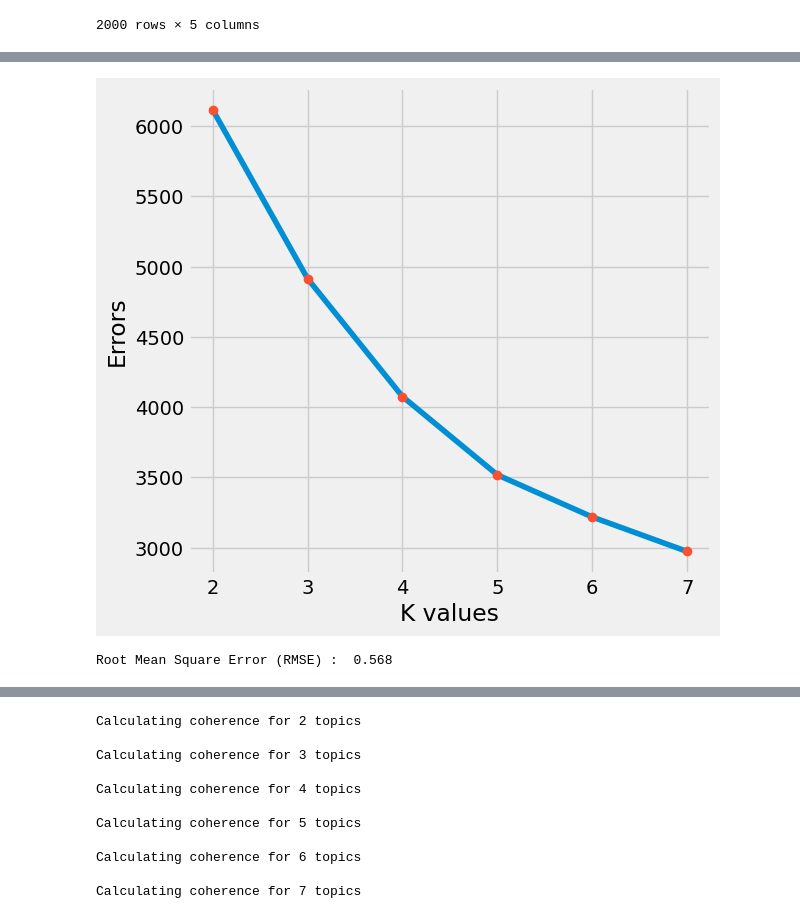
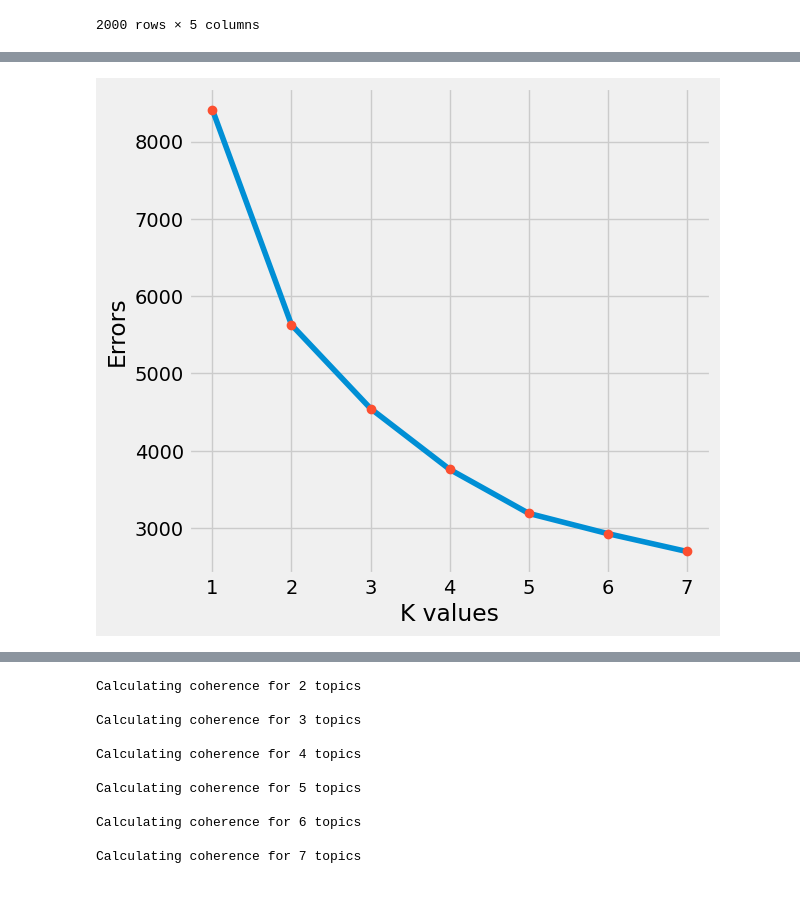
Before and after one commit to HarunErenMutlu/text_mining, a Jupyter notebook: nlp.ipynb, the cells around one changed output, grey strips where cells are left out. Drawn from its saved outputs; the diff is of its cells as text; code cells hidden in the pictures.

```diff
--- a/nlp.ipynb
+++ b/nlp.ipynb
@@ -239,20 +240,13 @@ def plot_roc_curve(test_df, test_label, algorithm_name):
     plt.xlabel('False Positive Rate')
     plt.show()
 # %%
-df['actual_cluster'] = [0 for _ in range(1000)] + [1 for _ in range(1000)]
+df['actual_cluster'] = [1 for _ in range(1000)] + [0 for _ in range(1000)]
 # %%
 linreg = LinearRegression()
-standard_scaler = StandardScaler()
+scaler = StandardScaler()
 values = df.drop(['actual_cluster', 'text'], axis=1).values #returns a numpy array
 columns = df.drop(['actual_cluster', 'text'], axis=1).columns
-x_scaled = standard_scaler.fit_transform(values)
+x_scaled = scaler.fit_transform(values)
 new_df = pd.DataFrame(x_scaled)
 new_df.columns = columns
 new_df['actual_cluster'] = df['actual_cluster']
-train_df, test_df = train_test_split(new_df, test_size =0.3)
-
-
-linreg.fit(train_df.drop('actual_cluster', axis=1), train_df['actual_cluster'])
-
-test_df['predicted_score_from_linear_regression'] = linreg.predict(test_df.drop('actual_cluster', axis=1))
-test_df[['actual_cluster', 'predicted_score_from_linear_regression']]
@@ -273,22 +269,14 @@ test_df[['actual_cluster', 'predicted_score_from_linear_regression']]
 # %%
 scores=[]
-for k in [2,3,4,5,6,7]:
+for k in [1,2,3,4,5,6,7]:
     kmeans = KMeans(n_clusters=k)
-    kmeans.fit(new_df.to_numpy())
-    scores.append(-kmeans.score(new_df.to_numpy()))
+    kmeans.fit(new_df.drop(['actual_cluster'], axis=1).to_numpy())
+    scores.append(-kmeans.score(new_df.drop(['actual_cluster'], axis=1).to_numpy()))
 plt.figure(figsize=(6, 6))
-plt.plot([k for k in range(2,8)], scores)
-plt.plot([k for k in range(2,8)], scores, 'o')
+plt.plot([k for k in range(1,8)], scores)
+plt.plot([k for k in range(1,8)], scores, 'o')
 plt.xlabel('K values')
 plt.ylabel('Errors')
 plt.show()
 # %% [output]
-[figure, old version]
+[figure, new version]
-# %%
-kmeans = KMeans(n_clusters=2)
-kmeans.fit(new_df)
-y_kmeans = kmeans.predict(new_df)
-df['obtained_clusters'] = y_kmeans
-print("Root Mean Square Error (RMSE) : ",mean_squared_error(df['actual_cluster'],df['obtained_clusters']))
-# %% [output]
-Root Mean Square Error (RMSE) :  0.568
```
Also changed, not shown: parts of 21 cells of this notebook, 1 other file.
